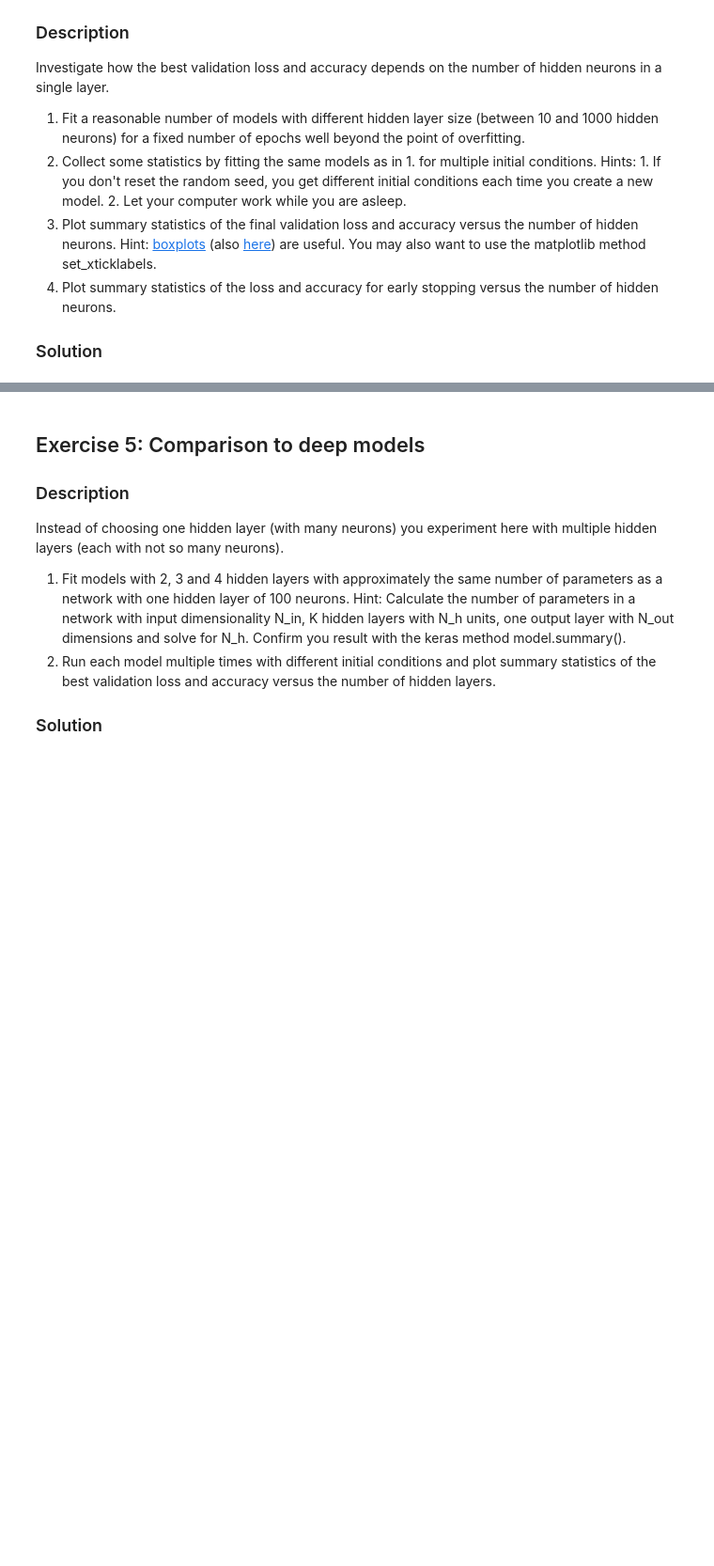
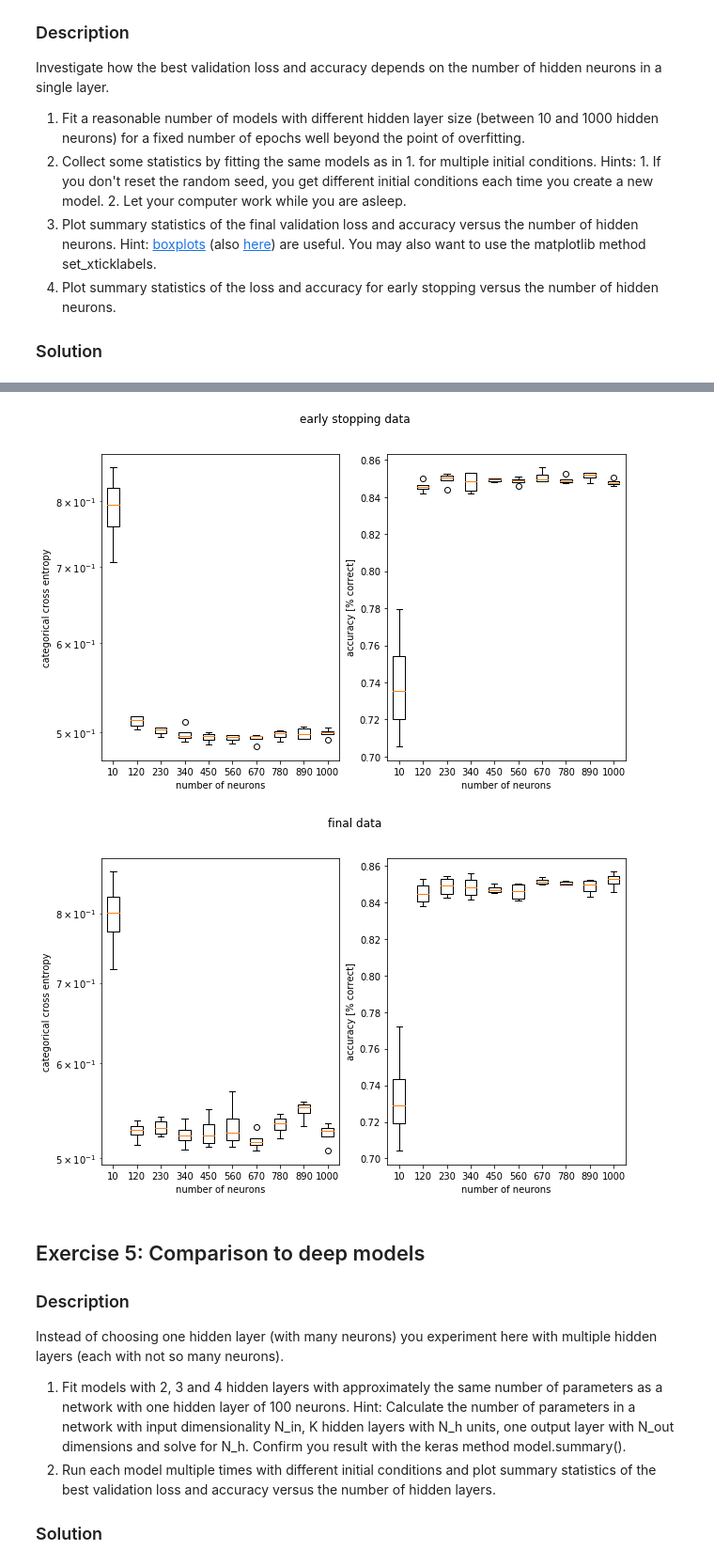
Before and after one commit to davidedidio/ANN, a Jupyter notebook: miniproject1/miniproject1.ipynb, the cells around one changed output, grey strips where cells are left out. Shown at 94% size. Cells and saved outputs as stored; diff of their text form; code cells hidden in the pictures; blank space fills up the shorter version.

```diff
--- a/miniproject1/miniproject1.ipynb
+++ b/miniproject1/miniproject1.ipynb
@@ -351,10 +365,12 @@ model.add(Dense(64, activation="relu", input_dim=256))
 model.add(Dense(5, activation="softmax"))
 model.compile(optimizer=Adam(), loss="categorical_crossentropy", metrics=['accuracy'])
 
-adam_history = model.fit(x_train, y_train,
-                         batch_size=128, validation_split=0.2, epochs=1000, verbose=2)
+history = model.fit(x_train, y_train,
+                    batch_size=128, validation_split=0.2, epochs=500, verbose=0
+                    callbacks=[keras.callbacks.History(),
+                               ProgressPrinter()])
+
+p = plot_history(adam_history, "overfitting")
-# %%
-fig = plot_history(adam_history, "overfitting")
 # %% [markdown]
 **Question 1**: At which epoch (approximately) does the model start to overfit? Please answer with one full sentence.
 
@@ -379,3 +430,21 @@ Investigate how the best validation loss and accuracy depends on the number of h
+# %%
+def box_plot(loss_array, acc_array, linespace, title):
+    fig, ax1, ax2 = prepare_standardplot(title, 'number of neurons')
+
+    ax1.boxplot(loss_array)
+    ax1.set_xticklabels(linespace)
+
+    ax2.boxplot(acc_array)
+    ax2.set_xticklabels(linespace)
+
+
+box_plot(early_val_loss.T, early_val_acc.T, linespace, "early stopping data")
+box_plot(final_val_loss.T, final_val_acc.T, linespace, "final data")
+
+#st.t.interval(0.95, len(final_val_loss)-1, loc=np.mean(final_val_loss, axis=1), scale=st.sem(final_val_loss, axis=1))
+# %% [output]
+[figure, added]
+[figure, added]
 # %% [markdown]
 ## Exercise 5: Comparison to deep models
 
```
Also changed, not shown: parts of 16 cells of this notebook.
